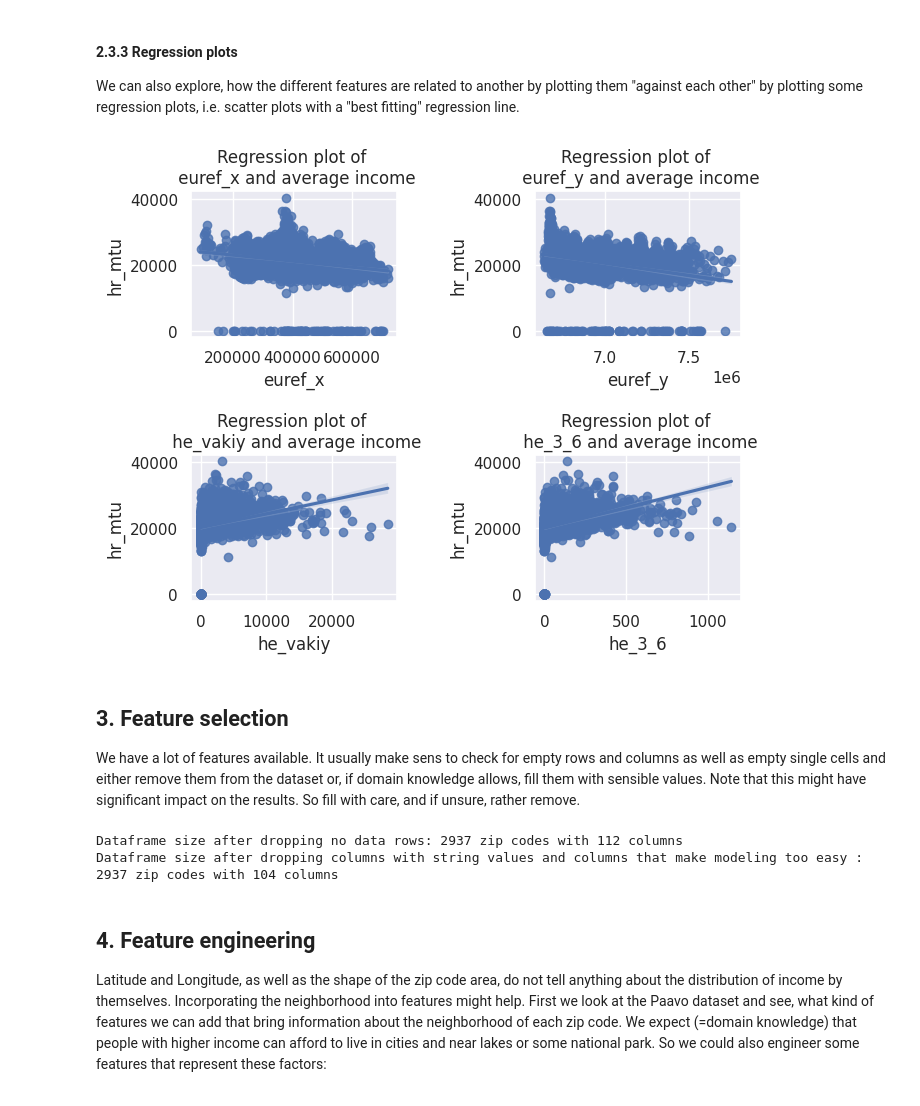
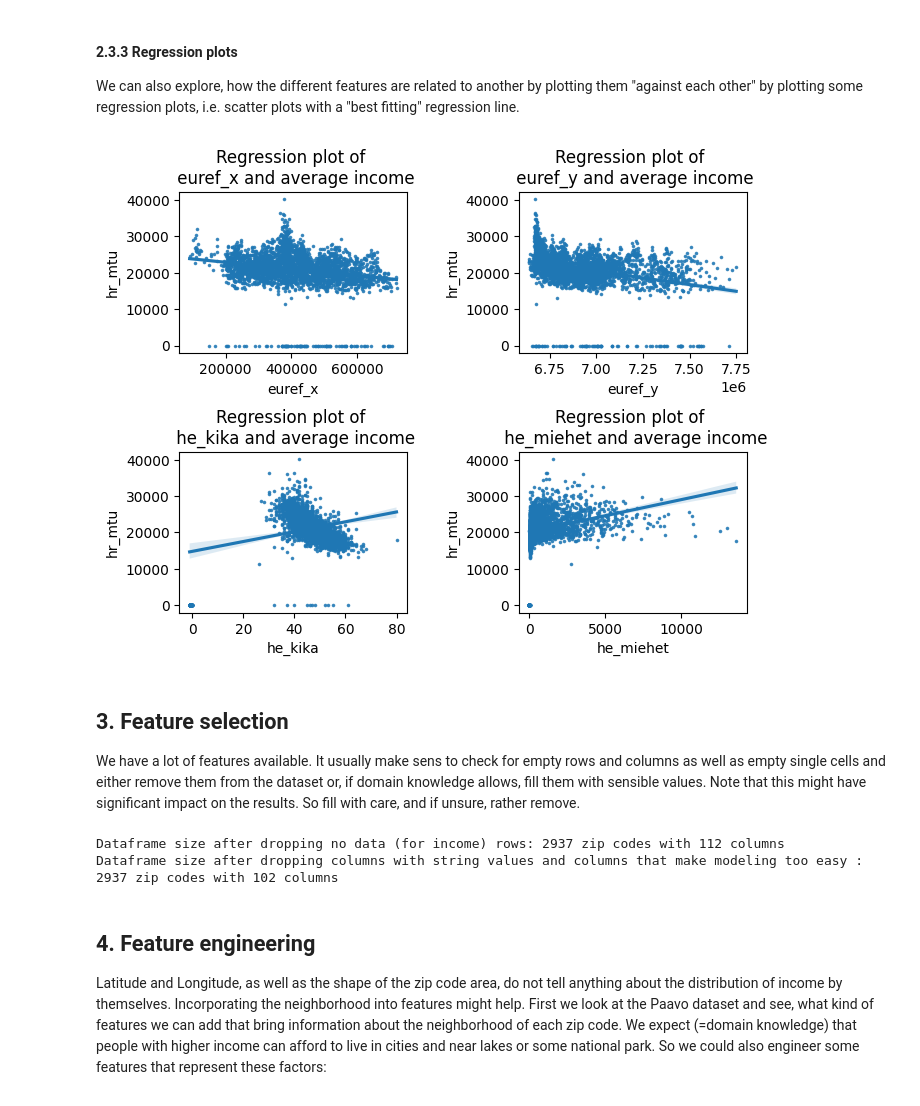
Before and after one commit to csc-training/GeoML, a Jupyter notebook: 02_vector_data_preparation/02_vector_preparation.ipynb, the cells around one changed output. Saved outputs shown, nothing was run; the diff lists cells and outputs as text; code cells hidden in the pictures.

```diff
--- a/02_vector_data_preparation/02_vector_preparation.ipynb
+++ b/02_vector_data_preparation/02_vector_preparation.ipynb
@@ -261,10 +307,9 @@ displot(data=None, *, x=None, y=None, hue=None, row=None, col=None, weights=None
 # %%
-# set seaborn plotting aesthetic as default
-sns.set()
+# using seaborn histogram plot
 sns.histplot(original_gdf['hr_mtu'])
-#other option:
+# other option:
 #original_gdf['hr_mtu'].hist()
 # another option to identify outliers would be to use boxplot
-# sns.boxplot(original_gdf['hr_mtu'])
+#sns.boxplot(original_gdf['hr_mtu'])
 # %% [output]
 <AxesSubplot: xlabel='hr_mtu', ylabel='Count'>
@@ -303,39 +349,38 @@ epsg:3067
 
 We can also explore, how the different features are related to another by plotting them "against each other" by plotting some regression plots, i.e. scatter plots with a "best fitting" regression line.
 # %%
-variables = ['euref_x', 'euref_y', 'he_vakiy','he_3_6']
+variables = ['euref_x', 'euref_y', 'he_kika','he_miehet']
 fig,ax = plt.subplots(2,2)
 # to fit all titles and axes labels
 fig.tight_layout(h_pad=5,w_pad=5)
 
 # ravel axes to loop through and fill subplots one by one
 for var,axes in zip(variables, ax.ravel()):
     # Regression Plot also by default includes best-fitting regression line which can be turned off via `fit_reg=False`
-    sns.regplot(x=var, y='hr_mtu', data=original_gdf, ax = axes).set(title=f'Regression plot of \n {var} and average income');
+    sns.regplot(x=var, y='hr_mtu', data=original_gdf,  marker='.', scatter_kws = {'s': 10},ax = axes).set(title=f'Regression plot of \n {var} and average income');
 # %% [output]
-[figure, old version]
+[figure, new version]
 # %% [markdown]
 ## 3. Feature selection
 
 We have a lot of features available.
 It usually make sens to check for empty rows and columns as well as empty single cells and either remove them from the dataset or, if domain knowledge allows, fill them with sensible values. Note that this might have significant impact on the results. So fill with care, and if unsure, rather remove.
 # %%
-
 # Drop all rows that have missing values or where average income is -1 (=not known) or 0
-original_gdf = original_gdf.dropna()
+#original_gdf = original_gdf.dropna()
 original_gdf = original_gdf[original_gdf["hr_mtu"]>0].reset_index(drop=True)
 
-print(f"Dataframe size after dropping no data rows: {len(original_gdf.index)} zip codes with {len(original_gdf.columns)} columns")
+print(f"Dataframe size after dropping no data (for income) rows: {len(original_gdf.index)} zip codes with {len(original_gdf.columns)} columns")
 
 # Remove some columns that are strings (namn, kunta = name of the municipality in Finnish and Swedish.)
-# or which might make the modeling too easy ('hr_mtu','hr_tuy','hr_pi_tul','hr_ke_tul','hr_hy_tul','hr_ovy')
-columns_to_be_removed_completely = ['namn','kunta','hr_ktu','hr_tuy','hr_pi_tul','hr_ke_tul','hr_hy_tul','hr_ovy']
+# or which might make the modeling too easy as directly realted to inhabitants income ('hr_mtu','hr_tuy','hr_pi_tul','hr_ke_tul','hr_hy_tul','hr_ovy') or household income ('tr_ktu', 'tr_mtu')
+columns_to_be_removed_completely = ['namn','kunta','hr_ktu','hr_tuy','hr_pi_tul','hr_ke_tul','hr_hy_tul','hr_ovy', 'tr_ktu', 'tr_mtu']
 original_gdf = original_gdf.drop(columns_to_be_removed_completely,axis=1)
 
 print(f"Dataframe size after dropping columns with string values and columns that make modeling too easy : {len(original_gdf.index)} zip codes with {len(original_gdf.columns)} columns")
 # %% [output]
-Dataframe size after dropping no data rows: 2937 zip codes with 112 columns
-Dataframe size after dropping columns with string values and columns that make modeling too easy : 2937 zip codes with 104 columns
+Dataframe size after dropping no data (for income) rows: 2937 zip codes with 112 columns
+Dataframe size after dropping columns with string values and columns that make modeling too easy : 2937 zip codes with 102 columns
 # %% [markdown]
 ## 4. Feature engineering
 
```
Also changed, not shown: parts of 19 cells of this notebook, 1 other file.
